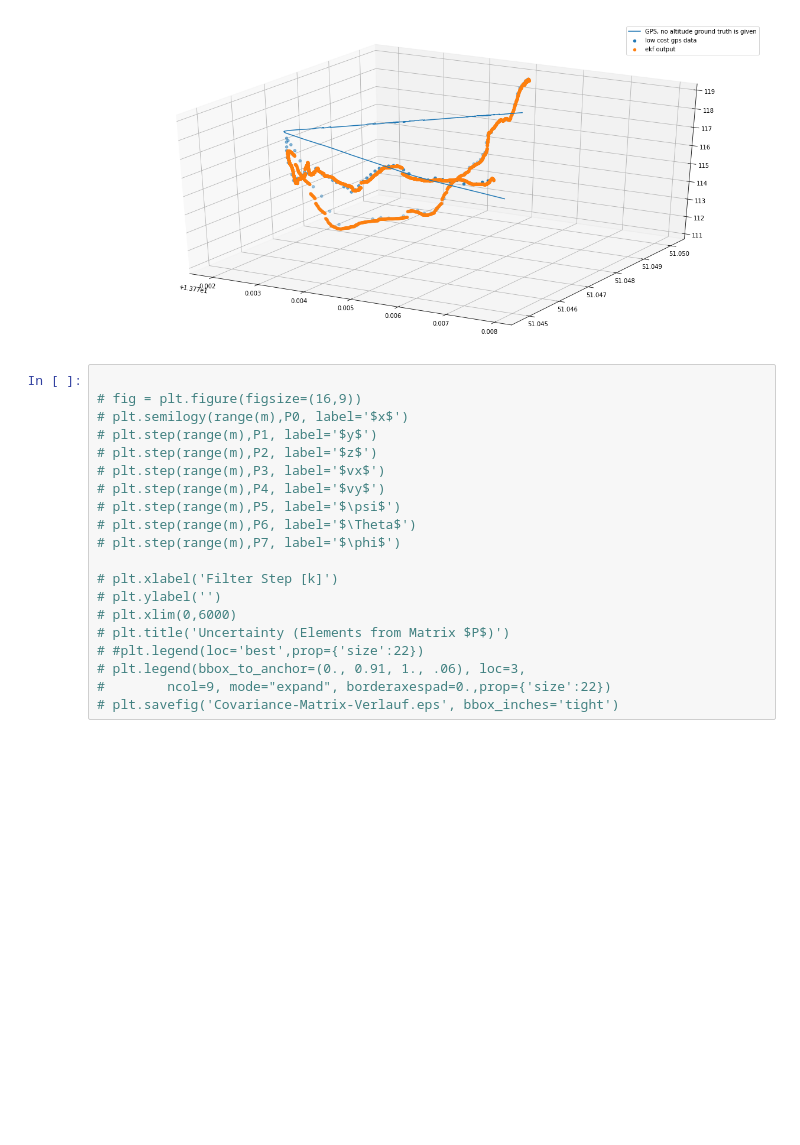
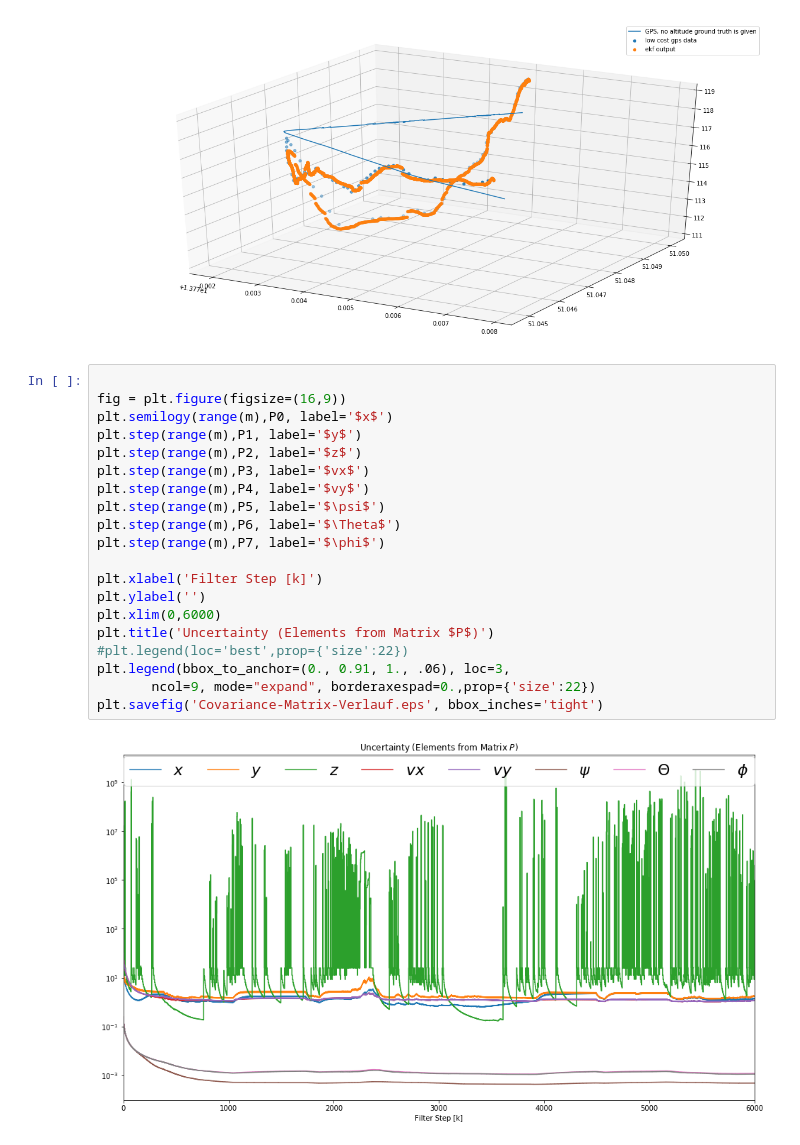
Before and after one commit to nesl/UnderwaterSensorTag, a Jupyter notebook: IMU_GPS_Fusion/ICINCO/ICINCO data_3d EKF_ESL.ipynb, the cells around one changed output. Drawn from its saved outputs; the diff is of its cells as text; blank space fills up the shorter version.

```diff
--- a/IMU_GPS_Fusion/ICINCO/ICINCO data_3d EKF_ESL.ipynb
+++ b/IMU_GPS_Fusion/ICINCO/ICINCO data_3d EKF_ESL.ipynb
@@ -575,21 +575,23 @@ plt.show()
 [figure]
 # %%
 
-# fig = plt.figure(figsize=(16,9))
-# plt.semilogy(range(m),P0, label='$x$')
-# plt.step(range(m),P1, label='$y$')
-# plt.step(range(m),P2, label='$z$')
-# plt.step(range(m),P3, label='$vx$')
-# plt.step(range(m),P4, label='$vy$')
-# plt.step(range(m),P5, label='$\psi$')
-# plt.step(range(m),P6, label='$\Theta$')
-# plt.step(range(m),P7, label='$\phi$')
+fig = plt.figure(figsize=(16,9))
+plt.semilogy(range(m),P0, label='$x$')
+plt.step(range(m),P1, label='$y$')
+plt.step(range(m),P2, label='$z$')
+plt.step(range(m),P3, label='$vx$')
+plt.step(range(m),P4, label='$vy$')
+plt.step(range(m),P5, label='$\psi$')
+plt.step(range(m),P6, label='$\Theta$')
+plt.step(range(m),P7, label='$\phi$')
 
-# plt.xlabel('Filter Step [k]')
-# plt.ylabel('')
-# plt.xlim(0,6000)
-# plt.title('Uncertainty (Elements from Matrix $P$)')
-# #plt.legend(loc='best',prop={'size':22})
-# plt.legend(bbox_to_anchor=(0., 0.91, 1., .06), loc=3,
-#        ncol=9, mode="expand", borderaxespad=0.,prop={'size':22})
-# plt.savefig('Covariance-Matrix-Verlauf.eps', bbox_inches='tight')
+plt.xlabel('Filter Step [k]')
+plt.ylabel('')
+plt.xlim(0,6000)
+plt.title('Uncertainty (Elements from Matrix $P$)')
+#plt.legend(loc='best',prop={'size':22})
+plt.legend(bbox_to_anchor=(0., 0.91, 1., .06), loc=3,
+       ncol=9, mode="expand", borderaxespad=0.,prop={'size':22})
+plt.savefig('Covariance-Matrix-Verlauf.eps', bbox_inches='tight')
+# %% [output]
+[figure, added]
```
Also changed, not shown: 3 other files.
